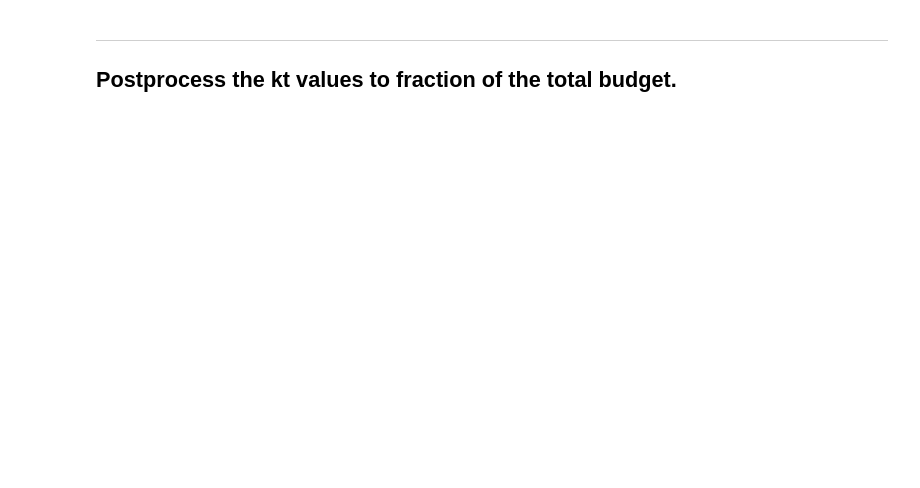
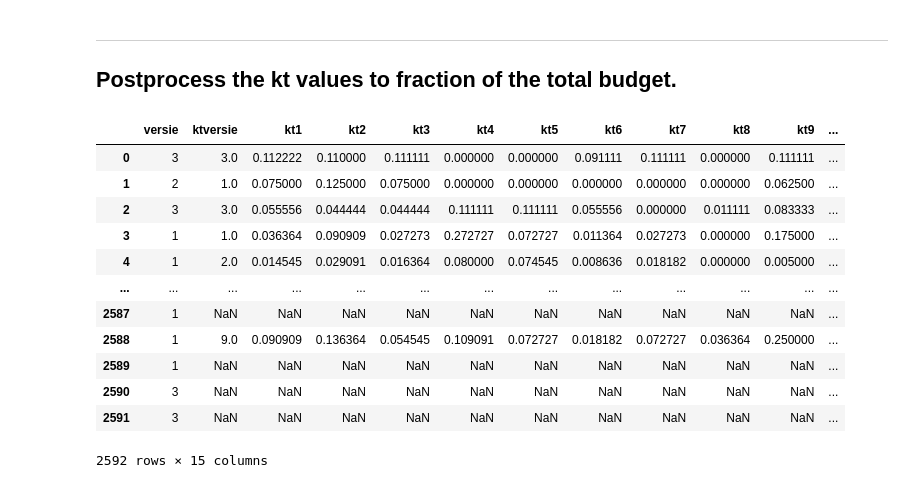
Before and after one commit to cjvanlissa/hackaton_sciencefunding, a Jupyter notebook: python/PVE.ipynb, the cells around one changed output. Drawn from its saved outputs; the diff is of its cells as text; code cells hidden in the pictures; blank space fills up the shorter version.

Commit message:
Add success chance and invested time to data frame.

```diff
--- a/python/PVE.ipynb
+++ b/python/PVE.ipynb
@@ -55,25 +61,45 @@ df3_abs_vals = df3.iloc[0:11, 2].values
 # %%
 # Second, we multiply the kt values with the values above and normalize with the total
 # to make each kt a fraction of the total money spend.
 df_kt = df[['versie', 'ktversie', 'kt1', 'kt2', 'kt3', 'kt4', 'kt5', 'kt6', 'kt7', 'kt8', 'kt9', 'kt10', 'kt11']].copy()
-df_kt['success_chance'] = 'zero'
-df_kt['invested_time'] = 'lots'
+df_kt['success_chance'] = df_kt['ktversie'].copy()
+df_kt['invested_time'] = df_kt['ktversie'].copy()
 
-print(df_kt['invested_time'])
-
+mask = df_kt['versie'] == '1'
+df_kt.loc[mask, 'success_chance'] = (df_kt['success_chance']-1).floordiv(3.)
+df_kt.loc[mask, 'invested_time'] = (df_kt['invested_time']-1).mod(3.)
 for ikt in range(11):
     key = 'kt{}'.format(ikt+1)
-    mask = df_kt['versie'] == '1'
     df_kt.loc[mask, key] = df_kt.loc[mask, key] * df1_abs_vals[ikt] / 550.
 
+mask = df_kt['versie'] == '2'
+df_kt.loc[mask, 'success_chance'] = (df_kt['success_chance']-1).floordiv(3.)
+df_kt.loc[mask, 'invested_time'] = (df_kt['invested_time']-1).mod(3.)
 for ikt in range(11):
     key = 'kt{}'.format(ikt+1)
-    mask = df_kt['versie'] == '2'
     df_kt.loc[mask, key] = df_kt.loc[mask, key] * df2_abs_vals[ikt] / 400.
 
+mask = df_kt['versie'] == '3'
+df_kt.loc[mask, 'success_chance'] = (df_kt['success_chance']-1).floordiv(3.)
+df_kt.loc[mask, 'invested_time'] = (df_kt['invested_time']-1).mod(3.)
 for ikt in range(11):
     key = 'kt{}'.format(ikt+1)
-    mask = df_kt['versie'] == '3'
     df_kt.loc[mask, key] = df_kt.loc[mask, key] * df3_abs_vals[ikt] / 900.
+
+df_kt
+# %% [output]
+|  | versie | ktversie | kt1 | kt2 | kt3 | kt4 | kt5 | kt6 | kt7 | kt8 | kt9 | ... |
+| 0 | 3 | 3.0 | 0.112222 | 0.110000 | 0.111111 | 0.000000 | 0.000000 | 0.091111 | 0.111111 | 0.000000 | 0.111111 | ... |
+| 1 | 2 | 1.0 | 0.075000 | 0.125000 | 0.075000 | 0.000000 | 0.000000 | 0.000000 | 0.000000 | 0.000000 | 0.062500 | ... |
+| 2 | 3 | 3.0 | 0.055556 | 0.044444 | 0.044444 | 0.111111 | 0.111111 | 0.055556 | 0.000000 | 0.011111 | 0.083333 | ... |
+| 3 | 1 | 1.0 | 0.036364 | 0.090909 | 0.027273 | 0.272727 | 0.072727 | 0.011364 | 0.027273 | 0.000000 | 0.175000 | ... |
+| 4 | 1 | 2.0 | 0.014545 | 0.029091 | 0.016364 | 0.080000 | 0.074545 | 0.008636 | 0.018182 | 0.000000 | 0.005000 | ... |
+| ... | ... | ... | ... | ... | ... | ... | ... | ... | ... | ... | ... | ... |
+| 2587 | 1 | NaN | NaN | NaN | NaN | NaN | NaN | NaN | NaN | NaN | NaN | ... |
+| 2588 | 1 | 9.0 | 0.090909 | 0.136364 | 0.054545 | 0.109091 | 0.072727 | 0.018182 | 0.072727 | 0.036364 | 0.250000 | ... |
+| 2589 | 1 | NaN | NaN | NaN | NaN | NaN | NaN | NaN | NaN | NaN | NaN | ... |
+| 2590 | 3 | NaN | NaN | NaN | NaN | NaN | NaN | NaN | NaN | NaN | NaN | ... |
+| 2591 | 3 | NaN | NaN | NaN | NaN | NaN | NaN | NaN | NaN | NaN | NaN | ... |
+2592 rows × 15 columns
 # %%
 # Create a table with the fraction spent per kt item per group.
```
Also changed, not shown: parts of 12 cells of this notebook.
